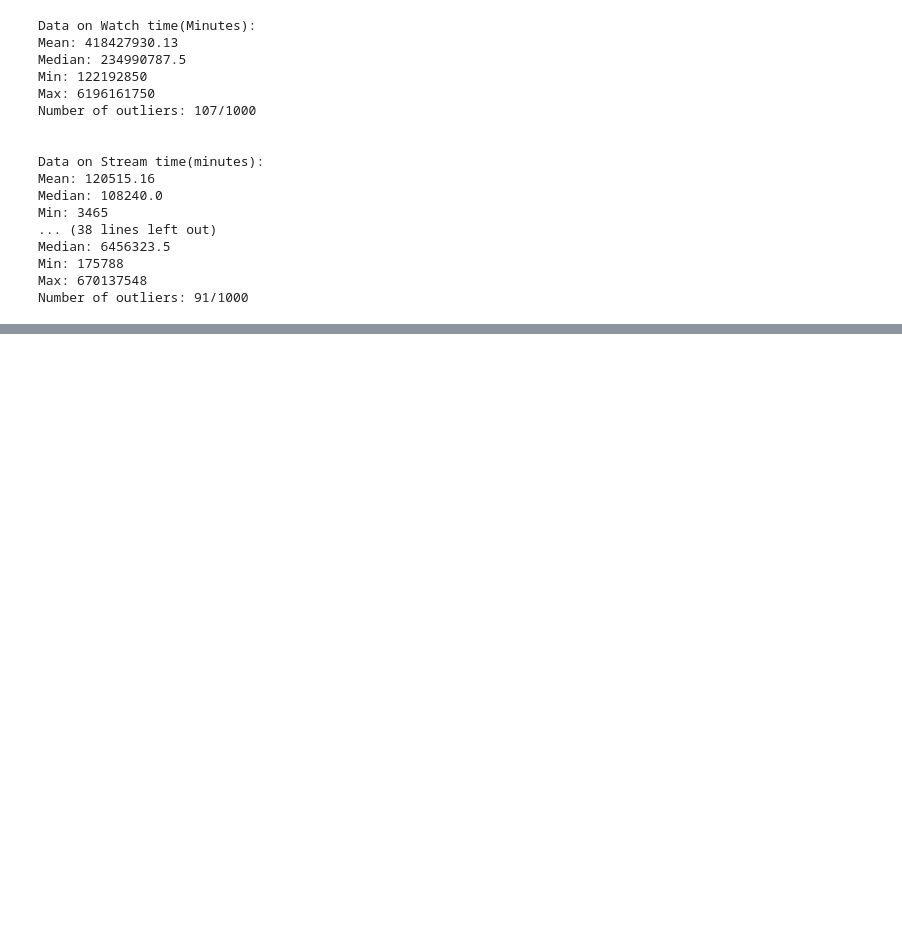
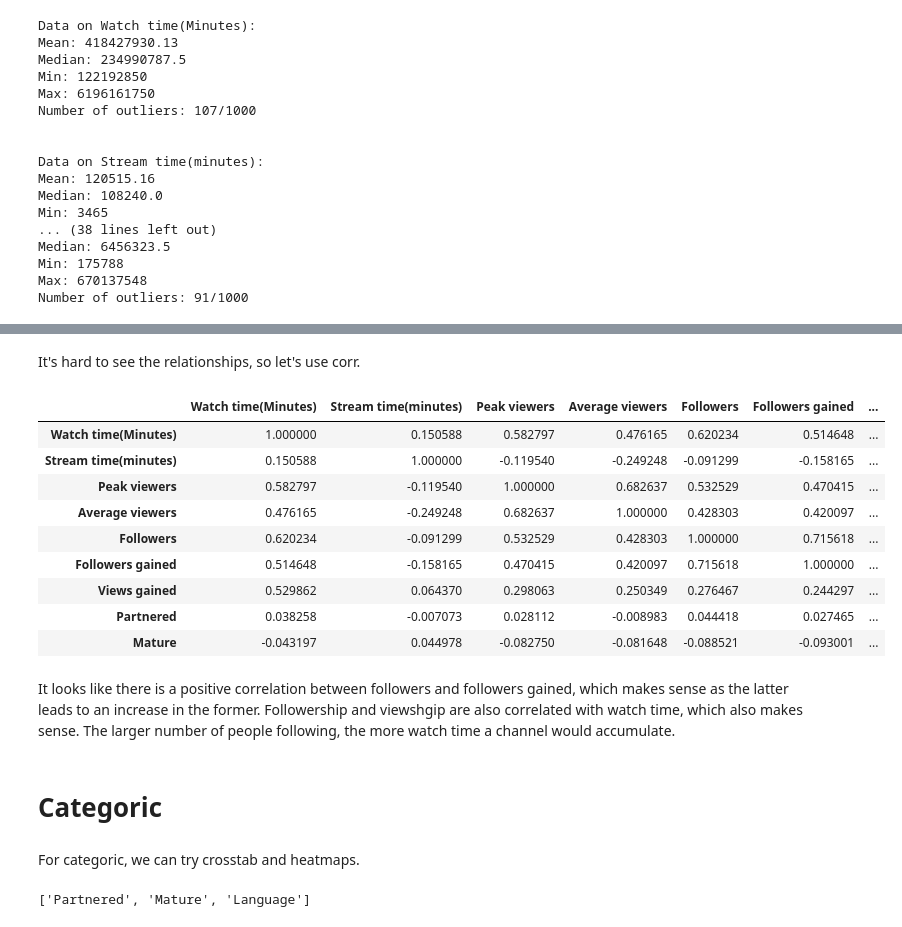
Before and after one commit to datasheng/csc460-hw-repo-wlong1, a Jupyter notebook: hw4/eda.ipynb, the cells around one changed output, grey strips where cells are left out. Saved outputs shown, nothing was run; the diff lists cells and outputs as text; code cells hidden in the pictures; blank space fills up the shorter version.

Commit message:
Added crosstab

```diff
--- a/hw4/eda.ipynb
+++ b/hw4/eda.ipynb
@@ -175,0 +204,25 @@ Number of outliers: 91/1000
+# %% [markdown]
+It's hard to see the relationships, so let's use corr.
+# %%
+data.corr(numeric_only=True)
+# %% [output]
+|  | Watch time(Minutes) | Stream time(minutes) | Peak viewers | Average viewers | Followers | Followers gained | ... |
+| Watch time(Minutes) | 1.000000 | 0.150588 | 0.582797 | 0.476165 | 0.620234 | 0.514648 | ... |
+| Stream time(minutes) | 0.150588 | 1.000000 | -0.119540 | -0.249248 | -0.091299 | -0.158165 | ... |
+| Peak viewers | 0.582797 | -0.119540 | 1.000000 | 0.682637 | 0.532529 | 0.470415 | ... |
+| Average viewers | 0.476165 | -0.249248 | 0.682637 | 1.000000 | 0.428303 | 0.420097 | ... |
+| Followers | 0.620234 | -0.091299 | 0.532529 | 0.428303 | 1.000000 | 0.715618 | ... |
+| Followers gained | 0.514648 | -0.158165 | 0.470415 | 0.420097 | 0.715618 | 1.000000 | ... |
+| Views gained | 0.529862 | 0.064370 | 0.298063 | 0.250349 | 0.276467 | 0.244297 | ... |
+| Partnered | 0.038258 | -0.007073 | 0.028112 | -0.008983 | 0.044418 | 0.027465 | ... |
+| Mature | -0.043197 | 0.044978 | -0.082750 | -0.081648 | -0.088521 | -0.093001 | ... |
+# %% [markdown]
+It looks like there is a positive correlation between followers and followers gained, which makes sense as the latter leads to an increase in the former. Followership and viewshgip are also correlated with watch time, which also makes sense. The larger number of people following, the more watch time a channel would accumulate.
+# %% [markdown]
+# Categoric
+# %% [markdown]
+For categoric, we can try crosstab and heatmaps.
+# %%
+print(categoric)
+# %% [output]
+['Partnered', 'Mature', 'Language']
```
Also changed, not shown: parts of 7 cells of this notebook.
